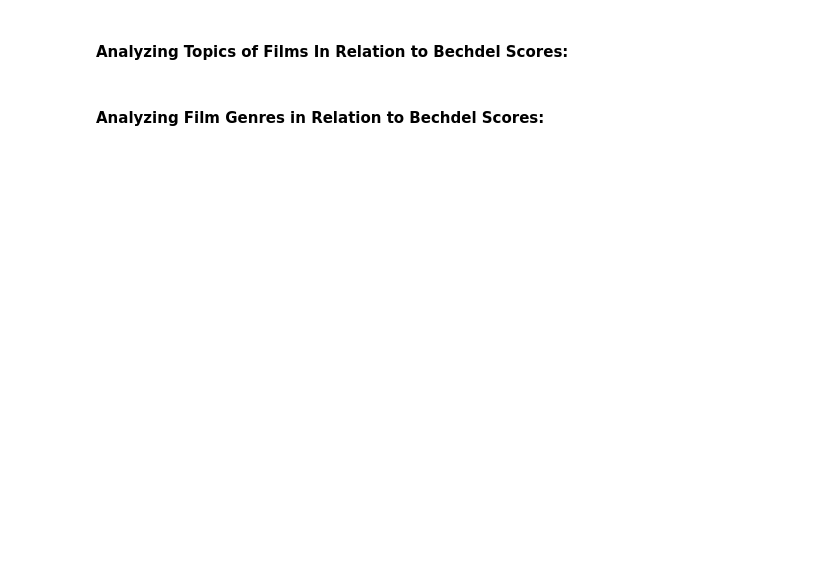
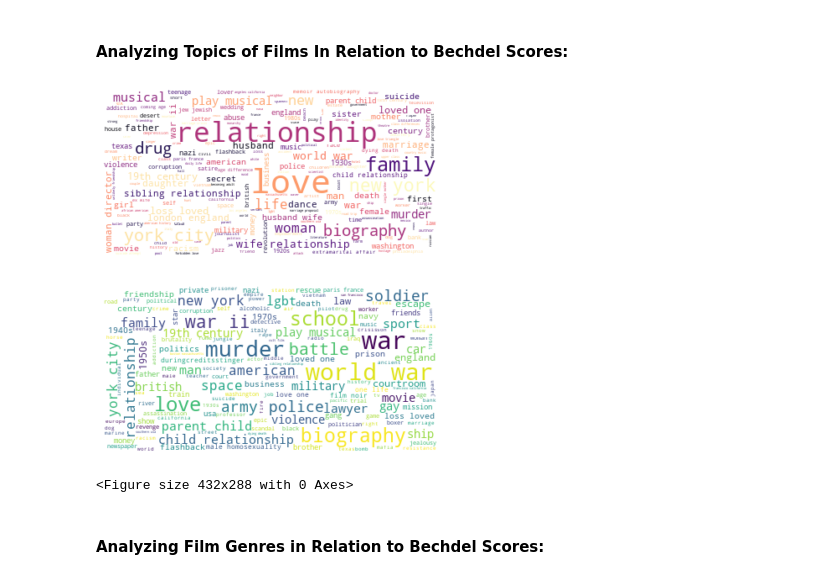
Before and after one commit to maitreyirajaram/oscar-awards-analysis, a Jupyter notebook: MovieAnalysis.ipynb, the cells around one changed output. Cells and saved outputs as stored; diff of their text form; code cells hidden in the pictures; blank space fills up the shorter version.

Commit message:
wordcloud works

```diff
--- a/MovieAnalysis.ipynb
+++ b/MovieAnalysis.ipynb
@@ -124,47 +132,49 @@ tt7349662              3
 # %% [markdown]
 #### Analyzing Topics of Films In Relation to Bechdel Scores:
 # %%
-from wordcloud import WordCloud, STOPWORDS, ImageColorGenerator
+from wordcloud import WordCloud, STOPWORDS
 
+stopwords = set(STOPWORDS)
+stopwords.update(['based', 'novel', 'book', 'story', 'true'])
 
 # creates wordclouds of the keywords of films that pass the bechdel test and of films that don't
 def bechdel_keywords_cloud(df):
     # divide full movie data into two data frames, one for films that pass the bechdel test, one for those that fail
     # films with no bechdel scores are not included
     bechdel_pass = df[df['Bechdel Pass'] == True] # all the films that pass the Bechdel test
     bechdel_fail = df[df['Bechdel Pass'] == False] # all the films that fail the Bechdel test)
 
     pass_keywords = []
     for row in bechdel_pass['Keywords']:
-        row = row[1:len(row)-1].replace("'","")
-        words = row.split(", ")
-        for word in words:
+        for word in row:
             pass_keywords.append(word)
     pass_text = " ".join(pass_keywords)
 
     # generate a word cloud of keywords of all films that pass the Bechdel Test
     pass_keyword_cloud = WordCloud(stopwords=stopwords, max_font_size=40, relative_scaling=1, max_words=400, background_color="white", colormap='magma').generate(pass_text)
     plt.imshow(pass_keyword_cloud, interpolation='bilinear')
     plt.axis("off")
     plt.figure()
 
     fail_keywords = []
     for row in bechdel_fail['Keywords']:
-        row = row[1:len(row)-1].replace("'","")
-        words = row.split(", ")
-        for word in words:
+        for word in row:
             fail_keywords.append(word)
     fail_text = " ".join(fail_keywords)
 
     # generate a word cloud of keywords of all films that fail the Bechdel Test
     fail_keyword_cloud = WordCloud(stopwords=stopwords, max_font_size=30, max_words=400, background_color="white", relative_scaling=1).generate(fail_text)
     plt.imshow(fail_keyword_cloud, interpolation='bilinear')
     plt.axis("off")
     plt.figure()
 
     plt.show()
 
 bechdel_keywords_cloud(movies)
+# %% [output]
+[figure, added]
+[figure, added]
+<Figure size 432x288 with 0 Axes>
 # %% [markdown]
 #### Analyzing Film Genres in Relation to Bechdel Scores:
 # %%
```
Also changed, not shown: parts of 4 cells of this notebook, 1 other file.
